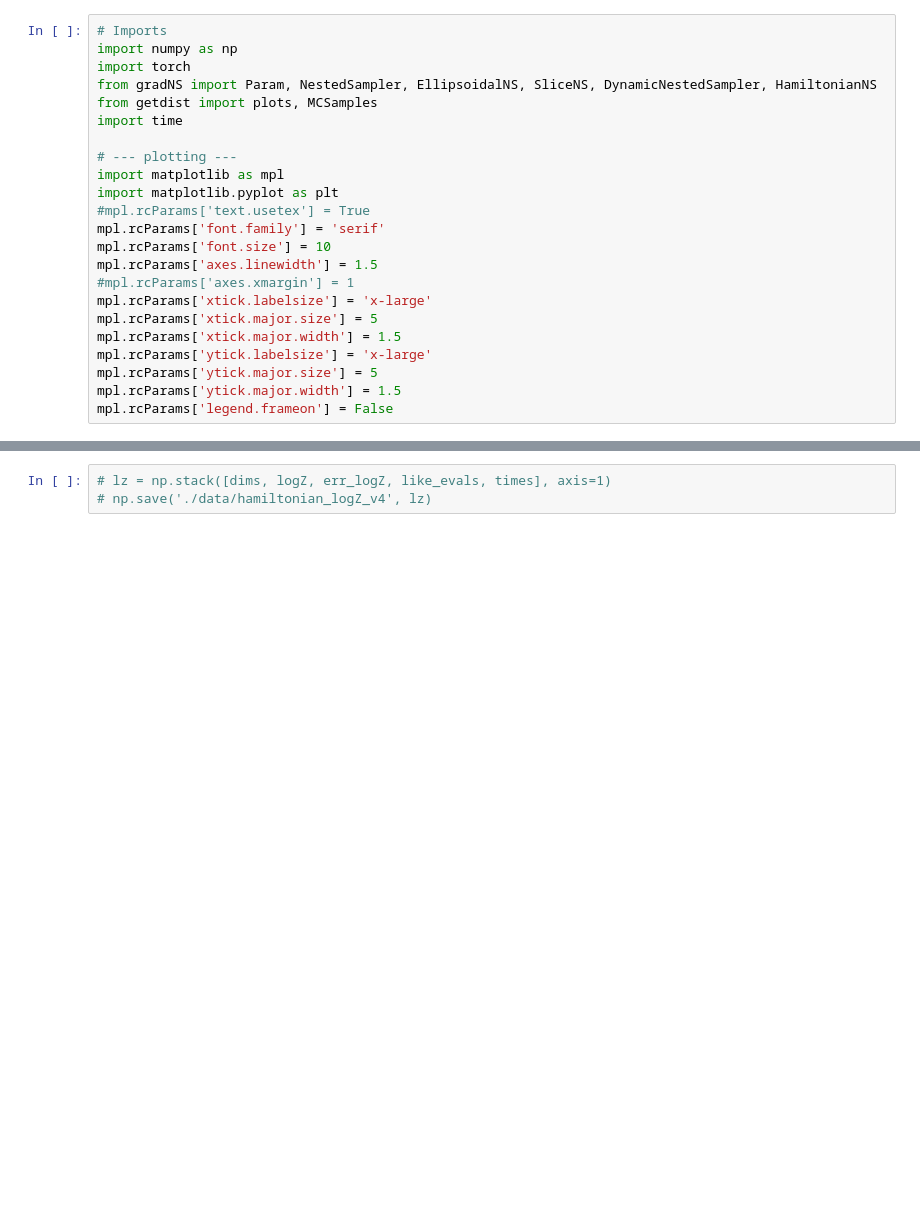
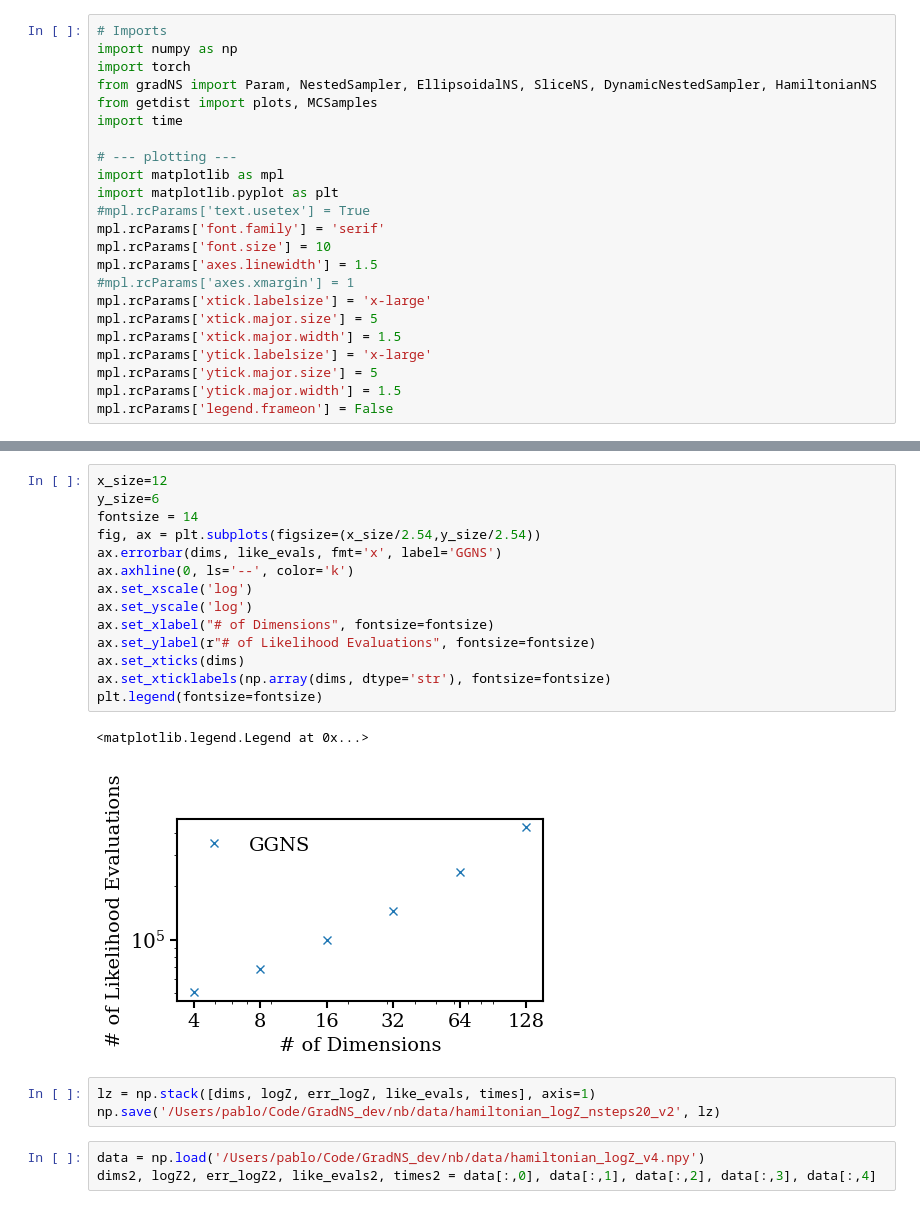
Before and after one commit to Pablo-Lemos/GGNS, a Jupyter notebook: nb/dimensionality.ipynb, the cells around one changed output, grey strips where cells are left out. Cells and saved outputs as stored; diff of their text form; blank space fills up the shorter version.

```diff
--- a/nb/dimensionality.ipynb
+++ b/nb/dimensionality.ipynb
@@ -130,3 +150,23 @@ plt.legend(fontsize=fontsize)
+# %%
+x_size=12
+y_size=6
+fontsize = 14
+fig, ax = plt.subplots(figsize=(x_size/2.54,y_size/2.54))
+ax.errorbar(dims, like_evals, fmt='x', label='GGNS')
+ax.axhline(0, ls='--', color='k')
+ax.set_xscale('log')
+ax.set_yscale('log')
+ax.set_xlabel("# of Dimensions", fontsize=fontsize)
+ax.set_ylabel(r"# of Likelihood Evaluations", fontsize=fontsize)
+ax.set_xticks(dims)
+ax.set_xticklabels(np.array(dims, dtype='str'), fontsize=fontsize)
+plt.legend(fontsize=fontsize)
+# %% [output]
+<matplotlib.legend.Legend at 0x...>
+[figure, added]
 # %%
-# lz = np.stack([dims, logZ, err_logZ, like_evals, times], axis=1)
-# np.save('./data/hamiltonian_logZ_v4', lz)
+lz = np.stack([dims, logZ, err_logZ, like_evals, times], axis=1)
+np.save('/Users/pablo/Code/GradNS_dev/nb/data/hamiltonian_logZ_nsteps20_v2', lz)
+# %%
+data = np.load('/Users/pablo/Code/GradNS_dev/nb/data/hamiltonian_logZ_v4.npy')
+dims2, logZ2, err_logZ2, like_evals2, times2 = data[:,0], data[:,1], data[:,2], data[:,3], data[:,4]
```
Also changed, not shown: parts of 7 cells of this notebook, 3 other files.
